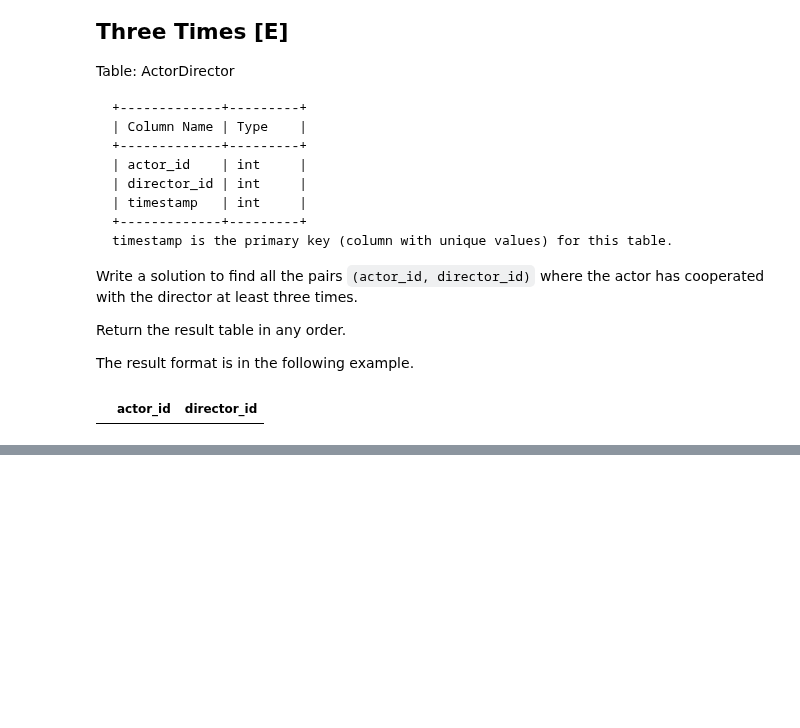
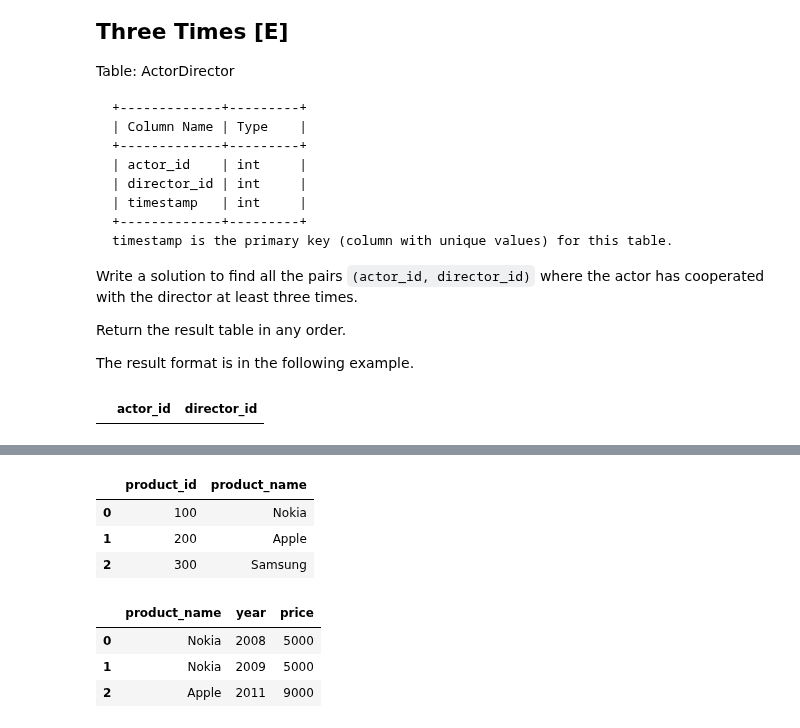
Before and after one commit to drwslv/LeetCode-Pandas, a Jupyter notebook: examples_1.ipynb, the cells around one changed output, grey strips where cells are left out. Drawn from its saved outputs; the diff is of its cells as text; code cells hidden in the pictures; blank space fills up the shorter version.

```diff
--- a/examples_1.ipynb
+++ b/examples_1.ipynb
@@ -1831,0 +1890,14 @@ actors_and_directors(actor_director)
+# %%
+product
+# %% [output]
+|  | product_id | product_name |
+| 0 | 100 | Nokia |
+| 1 | 200 | Apple |
+| 2 | 300 | Samsung |
+# %%
+pd.merge(sales, product, how='left', on='product_id')[['product_name','year','price']]
+# %% [output]
+|  | product_name | year | price |
+| 0 | Nokia | 2008 | 5000 |
+| 1 | Nokia | 2009 | 5000 |
+| 2 | Apple | 2011 | 9000 |
```
Also changed, not shown: parts of 5 cells of this notebook.
